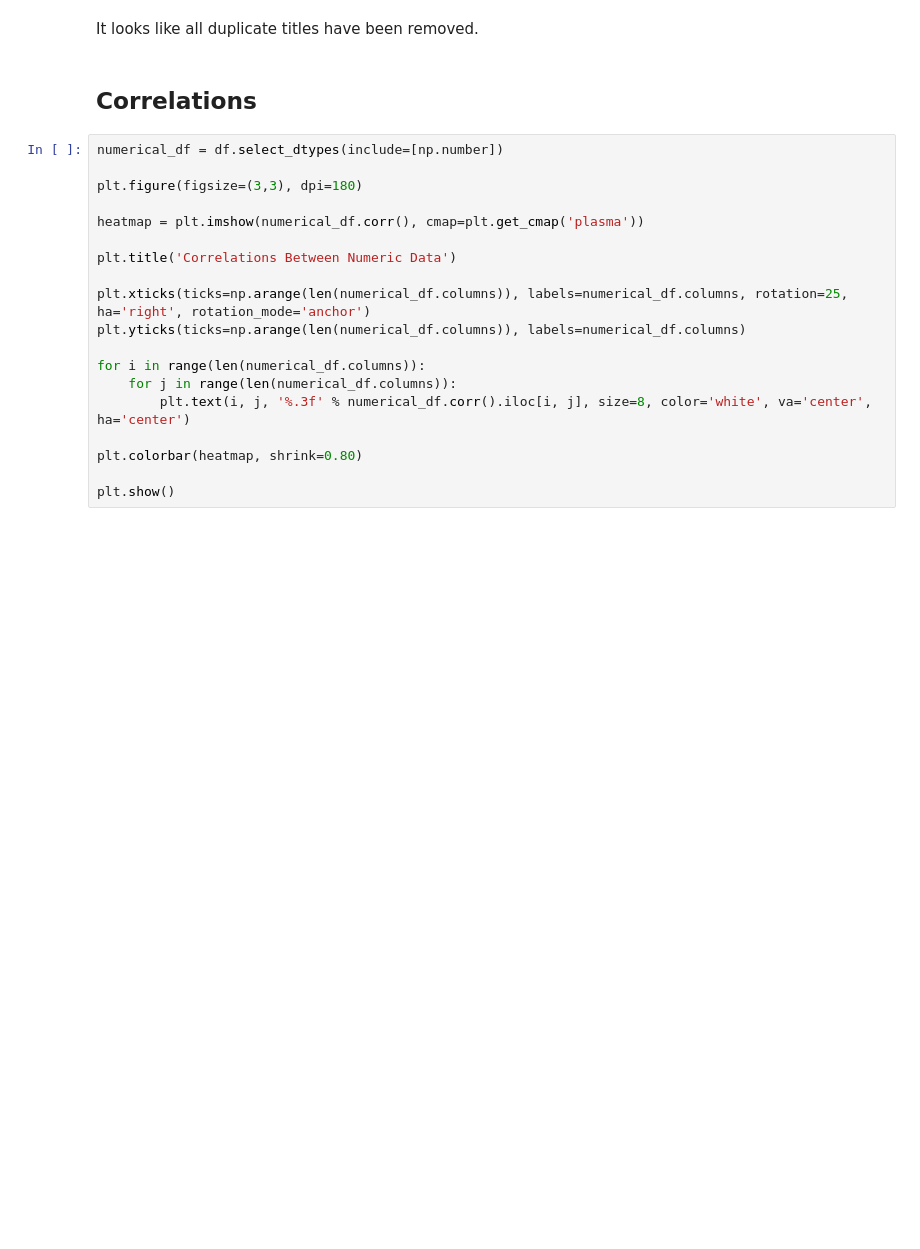
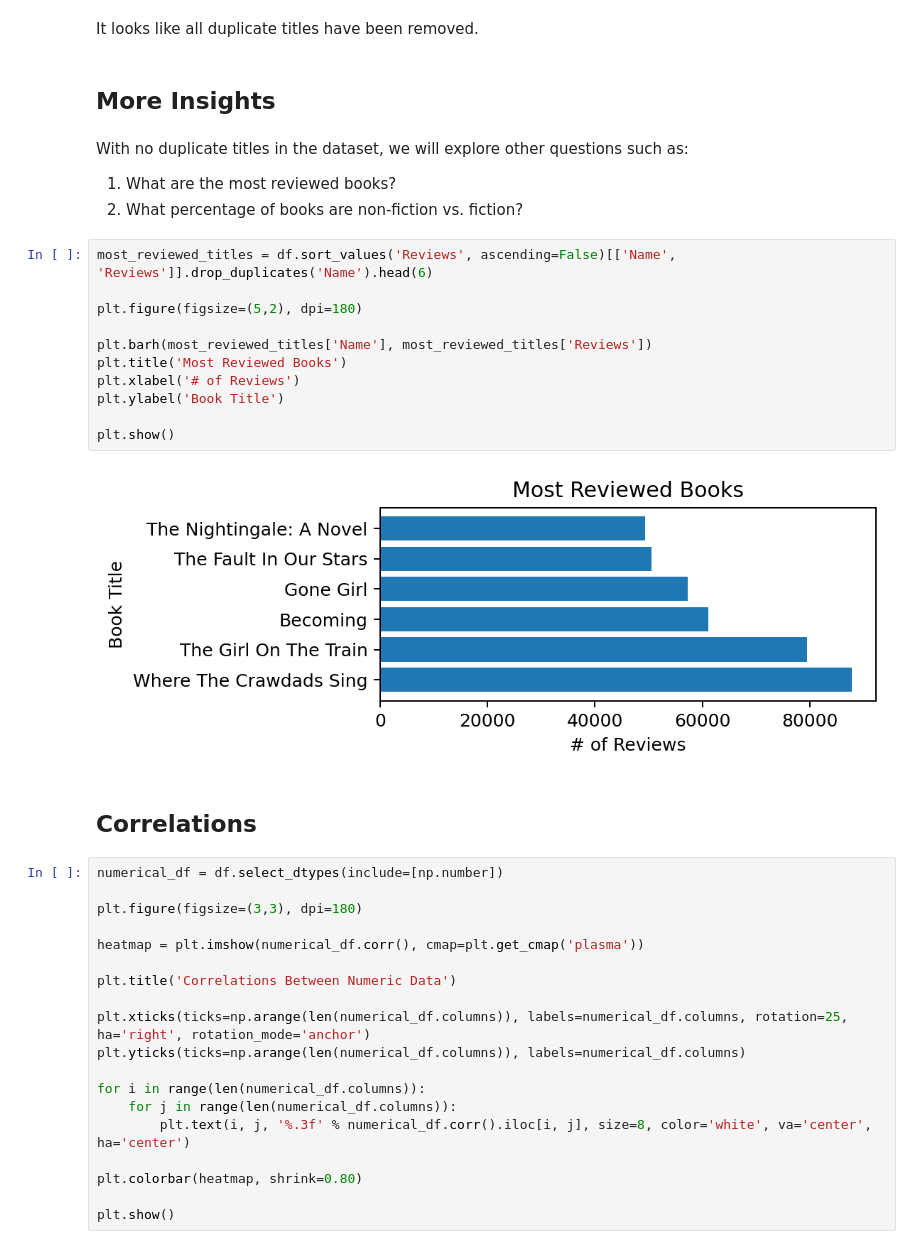
Before and after one commit to exw4141/bestselling-books-eda, a Jupyter notebook: bestselling-books-eda.ipynb, the cells around one changed output. Cells and saved outputs as stored; diff of their text form; blank space fills up the shorter version.

Commit message:
Plot books that have the most reviews

```diff
--- a/bestselling-books-eda.ipynb
+++ b/bestselling-books-eda.ipynb
@@ -259,6 +243,25 @@ Proof Of Heaven: A Neurosurgeon'S Journey Into The Afterlife
 Name: Name, Length: 350, dtype: int64
 # %% [markdown]
 It looks like all duplicate titles have been removed.
+# %% [markdown]
+## More Insights
+# %% [markdown]
+With no duplicate titles in the dataset, we will explore other questions such as:
+1. What are the most reviewed books?
+2. What percentage of books are non-fiction vs. fiction?
+# %%
+most_reviewed_titles = df.sort_values('Reviews', ascending=False)[['Name', 'Reviews']].drop_duplicates('Name').head(6)
+
+plt.figure(figsize=(5,2), dpi=180)
+
+plt.barh(most_reviewed_titles['Name'], most_reviewed_titles['Reviews'])
+plt.title('Most Reviewed Books')
+plt.xlabel('# of Reviews')
+plt.ylabel('Book Title')
+
+plt.show()
+# %% [output]
+[figure, added]
 # %% [markdown]
 ## Correlations
 # %%
```
Also changed, not shown: parts of 5 cells of this notebook.
